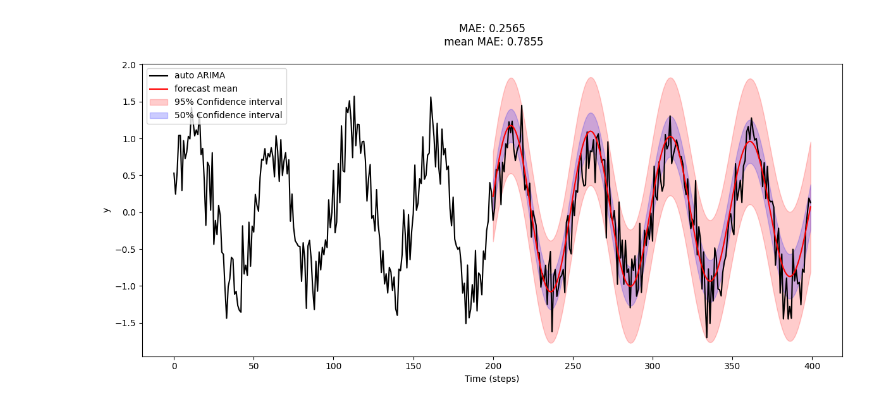
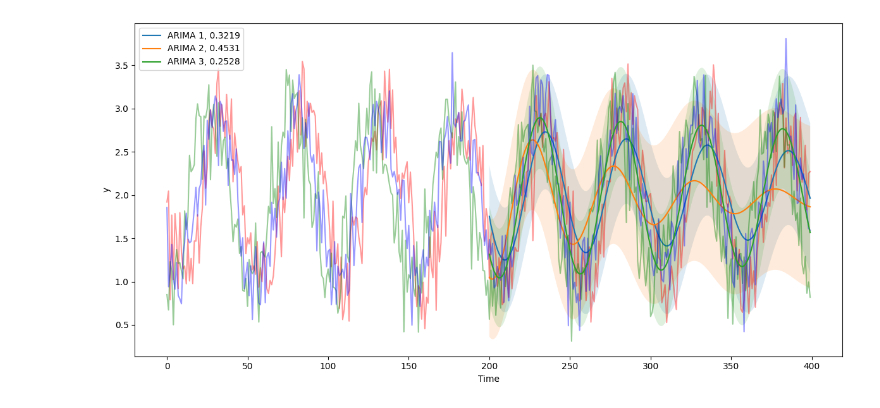
Before and after one commit to 12Mahmud99/ARIMA, a Jupyter notebook: auto_arima.ipynb, the cells around one changed output. Cells and saved outputs as stored; diff of their text form; code cells hidden in the pictures.

```diff
--- a/auto_arima.ipynb
+++ b/auto_arima.ipynb
@@ -9,61 +9,56 @@ from utils import meanMAE
 # %%
 np.random.seed(0)
 
 n = 400
 t = np.arange(n)
+n_traj = 3
 
-signal = np.sin(2*np.pi*t/50)+0.3*np.random.randn(n)
-data = pd.Series(signal)
+signals = []
+#b=[2*i for i in range(n_traj)]
+c=2
+for i in range(n_traj):
+    phase = np.random.uniform(0, 2*np.pi)
+
+    signal = np.sin(2*np.pi*t/50 + phase) + 0.3*np.random.randn(n)+c #+b[i]
+    signals.append(pd.Series(signal))
 
 split = 200
-kpss_diffs = ndiffs(data.iloc[:split], alpha=0.05, test='kpss', max_d=6)
-adf_diffs = ndiffs(data.iloc[:split], alpha=0.05, test='adf', max_d=6)
-n_diffs = max(adf_diffs, kpss_diffs)
-
-model = auto_arima(
-    data.iloc[:split],
-    seasonal=True,
-    suppress_warnings=True,
-   # d=n_diffs
-)
-
-result = model.arima_res_
-
-steps = len(data) - split
-test = data.iloc[split:]
-
-forecast_res = result.get_forecast(steps=steps)
-ci = forecast_res.conf_int(alpha=0.05)
-ci.index = test.index
-
-n_sim = 10000
-sims = []
-for _ in range(n_sim):
-    sim = result.simulate(nsimulations=steps)
-    sim.index = test.index
-    sims.append(sim)
 
 plt.figure(figsize=(12, 6))
-plt.plot(data.index, data, color="black", label="auto ARIMA")
-plt.plot(test.index,forecast_res.predicted_mean,color="red",label="forecast mean")
 
-#for sim in sims:
-#    plt.plot(sim.index,sim,color="orange",alpha=0.5,label="Simulations" if n_sim == 1 else None)
+colors=['red','green','blue']
 
-plt.fill_between(ci.index, ci.iloc[:, 0], ci.iloc[:, 1],color="red",alpha=0.2,label="95% Confidence interval")
+for i, data in enumerate(signals):
+    model = auto_arima(
+        data.iloc[:split],
+        seasonal=True,
+        suppress_warnings=True,
+    )
 
-ci50 = forecast_res.conf_int(alpha=0.5)
-ci50.index = test.index
+    result = model.arima_res_
+    steps = len(data) - split
+    test = data.iloc[split:]
 
-plt.fill_between(ci50.index, ci50.iloc[:, 0], ci50.iloc[:, 1],color="blue",alpha=0.2,label="50% Confidence interval")
-plt.xlabel("Time (steps)")
+    forecast_res = result.get_forecast(steps=steps)
+    ci = forecast_res.conf_int(alpha=0.05)
+    ci.index = test.index
+
+    plt.plot(data.index, data, alpha=0.4, color=colors[i])
+    plt.plot(test.index, forecast_res.predicted_mean, label=f"ARIMA {i+1}, {mean_absolute_error(data.iloc[split:], forecast_res.predicted_mean):.4f}")
+
+#plt.title(f'MAE: {mean_absolute_error(data.iloc[split:], forecast_res.predicted_mean):.4f}\n mean MAE: {meanMAE(data.iloc[split:], sims):.4f}\n')
+
+    plt.fill_between(
+        ci.index,
+        ci.iloc[:, 0],
+        ci.iloc[:, 1],
+        alpha=0.15
+    )
+
+plt.xlabel("Time")
 plt.ylabel("y")
-
-plt.title(f'MAE: {mean_absolute_error(data.iloc[split:], forecast_res.predicted_mean):.4f}\n mean MAE: {meanMAE(data.iloc[split:], sims):.4f}\n')
-# {mean_absolute_error(data.iloc[split:], sims[0]):.4f}')
-
 plt.legend()
 plt.tight_layout()
 plt.show()
 # %% [output]
-[figure, old version]
+[figure, new version]
```
Also changed, not shown: 6 other files.
